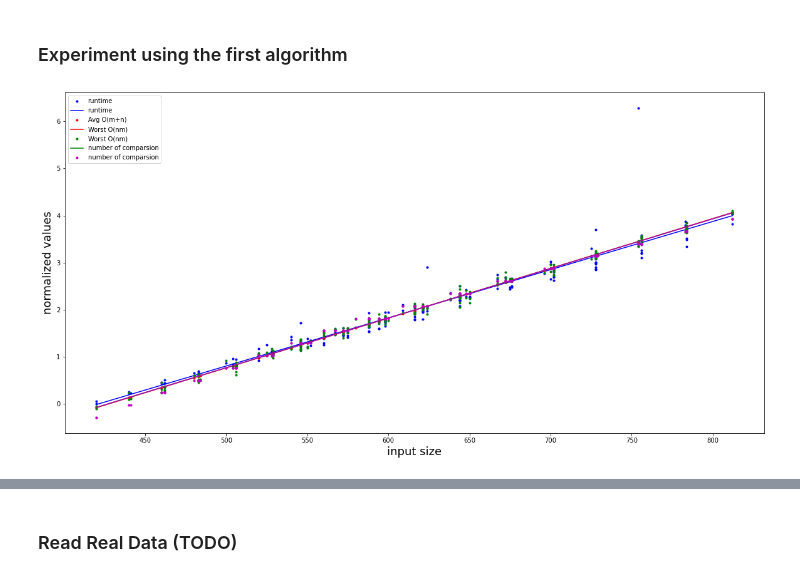
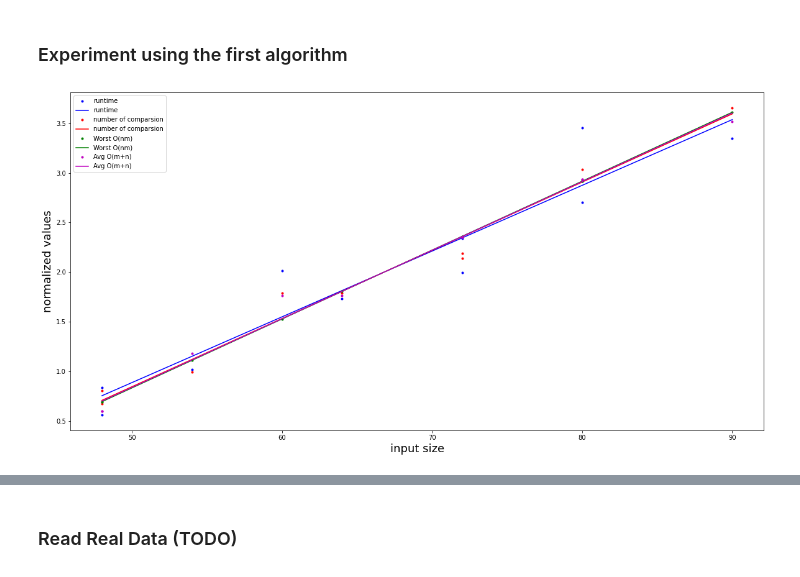
Before and after one commit to MohammedAljahdali/GlobalSequenceAlignment, a Jupyter notebook: sequence.ipynb, the cells around one changed output, grey strips where cells are left out. Cells and saved outputs as stored; diff of their text form; code cells hidden in the pictures.

Commit message:
Analysis updated, real data fixed

```diff
--- a/sequence.ipynb
+++ b/sequence.ipynb
@@ -209,7 +209,7 @@ algorithm1(seq2, seq1, debug=False)
 # %% [markdown]
 # Analysis
 # %%
-def analysis(algo, sequences: List[str], hyperparameters_list: List[Dict[str, int]], debug: bool):
+def analysis(algo, data, hyperparameters_list: List[Dict[str, int]], debug: bool):
     plt.figure(figsize=(20,10))
     """
     Args:
@@ -220,17 +220,16 @@ def analysis(algo, sequences: List[str], hyperparameters_list: List[Dict[str, in
     Returns:
         Dataframe of all the experiment results, and plots standrized theortical time complexity and real runtime.
     """
-    data = itertools.combinations(sequences[1], r=2)
     results = []
+
     for data_point in data:
-        seq1 = sequences[0]
-        seq2 = data_point
+        seq1, seq2 = data_point
         n = len(seq1)
         m = len(seq2)
         outputs, runtimes, num_comp, edit_distances, scores  = [], [], [], [], []
         for i, hyperparameters in enumerate(hyperparameters_list):
             total_times = []
-            for _ in range(4): # changed this to 4 from 15 cus 15 is too much
+            for _ in range(5):
                 start_time = time.time()
                 output = algo(seq1, seq2, debug=debug, **hyperparameters)
                 total_time = time.time() - start_time
@@ -252,7 +251,6 @@ def analysis(algo, sequences: List[str], hyperparameters_list: List[Dict[str, in
 #             "parameter": hyperparameters_list
         }
         results.append(r)
-        print(r)
     df = pandas.DataFrame(data=results, index=data)
     df_x = df[['runtime', 'Avg O(m+n)', 'Worst O(nm)', 'number of comparsion']]
 
@@ -261,8 +259,8 @@ def analysis(algo, sequences: List[str], hyperparameters_list: List[Dict[str, in
 #     df[['runtime', 'O(nm)']] = (df_x - df_x.min()) / (df_x.max() - df_x.min())
     x = df['input size']
     y1 = df['runtime']
-    y2 = df['Worst O(nm)']
-    y3 = df['number of comparsion']
+    y2 = df['number of comparsion']
+    y3 = df['Worst O(nm)']
     y4 = df['Avg O(m+n)']
 
     plt.plot(x, y1, '.b')
@@ -275,9 +273,9 @@ def analysis(algo, sequences: List[str], hyperparameters_list: List[Dict[str, in
     plt.plot(np.unique(x), np.poly1d(np.polyfit(x, y3, 1))(np.unique(x)), '-g')
 
     plt.plot(x, y4, '.m')
-    plt.plot(np.unique(x), np.poly1d(np.polyfit(x, y3, 1))(np.unique(x)), '-m')
+    plt.plot(np.unique(x), np.poly1d(np.polyfit(x, y4, 1))(np.unique(x)), '-m')
 
     plt.xlabel('input size', fontsize=18)
     plt.ylabel('normalized values', fontsize=18)
-    plt.legend(['runtime', 'runtime', 'Avg O(m+n)', 'Worst O(nm)', 'Worst O(nm)', 'number of comparsion', 'number of comparsion'], loc='upper left')
+    plt.legend(['runtime', 'runtime',  'number of comparsion', 'number of comparsion', 'Worst O(nm)', 'Worst O(nm)', 'Avg O(m+n)', 'Avg O(m+n)'], loc='upper left')
     return df
@@ -284,5 +377,7 @@ def analysis(algo, sequences: List[str], hyperparameters_list: List[Dict[str, in
 # %% [markdown]
 ### Fake Data for testing
 # %%
-fake_data = [''.join(random.choice(['A', 'G', 'C', 'T']) for _ in range(random.randint(20, 30))) for _ in range(20)]
+fake_data = [''.join(random.choice(['A', 'G', 'C', 'T']) for _ in range(random.randint(5, 10))) for _ in range(5)]
+# %%
+data = list(itertools.combinations(fake_data, r=2))
 # %%
@@ -297,13 +403,13 @@ fake_data[:4]
 # %%
 hyperparameters_list = [
     {"gap": -2, "match": 1, "mismatch": -1},
     {"gap": -1, "match": 1, "mismatch": -2},
     {"gap": -1, "match": 1, "mismatch": -1},
 ]
 results1 = analysis(
     algo=algorithm1,
-    sequences=fake_data,
+    data=data,
     hyperparameters_list=hyperparameters_list, debug=False
 )
 # %% [output]
-[figure, old version]
+[figure, new version]
```
Also changed, not shown: parts of 17 cells of this notebook.
